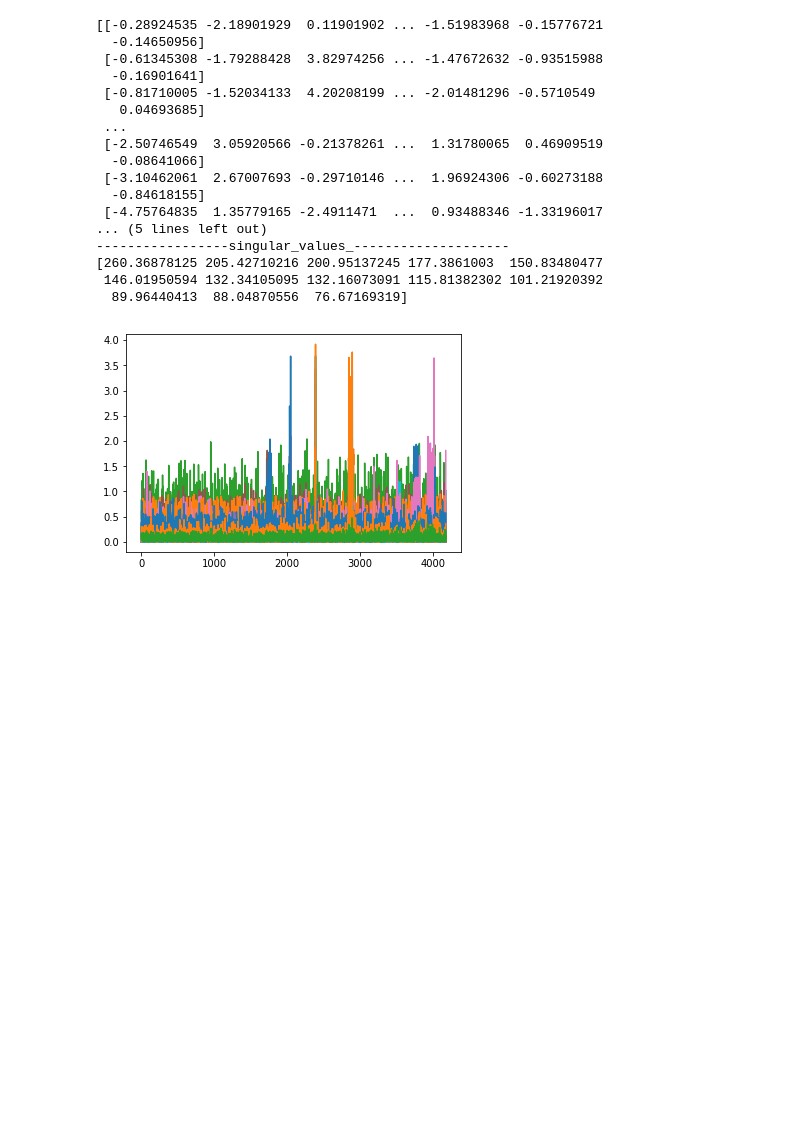
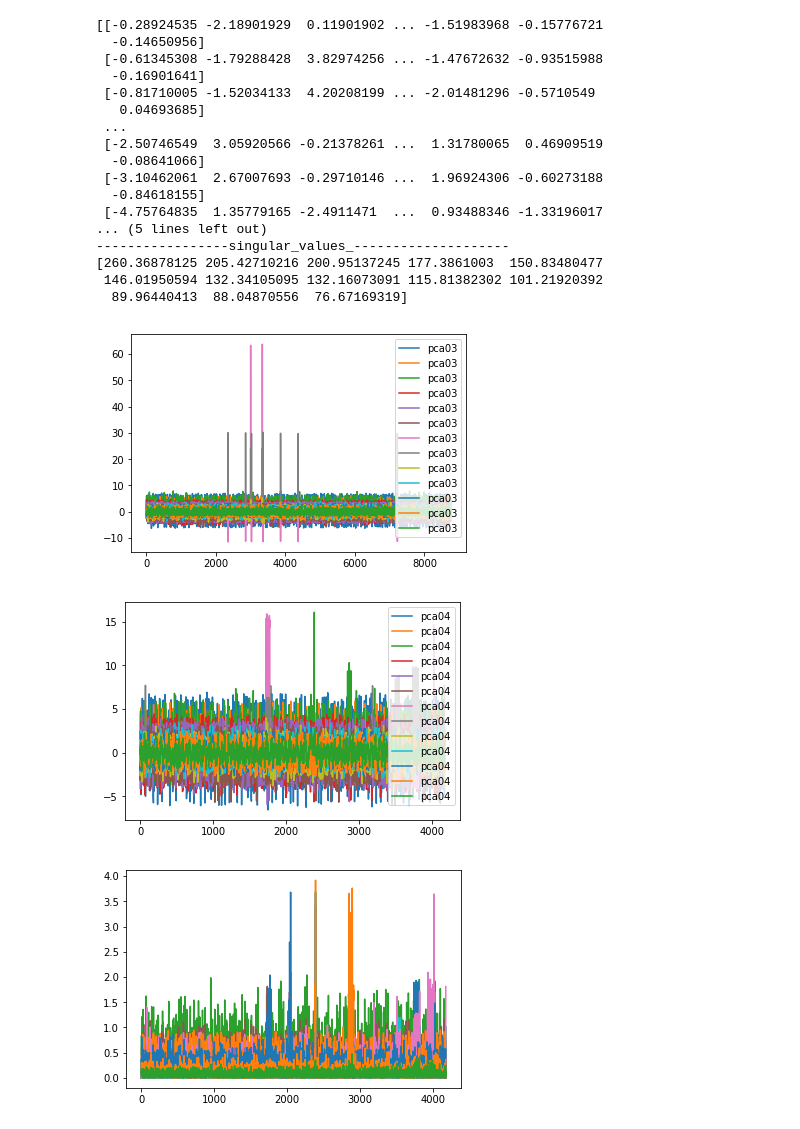
Before and after one commit to enreina/cs4035-lab, a Jupyter notebook: lab2/PCA_task.ipynb, the cells around one changed output. Drawn from its saved outputs; the diff is of its cells as text; code cells hidden in the pictures; blank space fills up the shorter version.

```diff
--- a/lab2/PCA_task.ipynb
+++ b/lab2/PCA_task.ipynb
@@ -246,6 +246,17 @@ print(pca.singular_values_)
 [260.36878125 205.42710216 200.95137245 177.3861003  150.83480477
  146.01950594 132.34105095 132.16073091 115.81382302 101.21920392
   89.96440413  88.04870556  76.67169319]
+# %%
+import matplotlib.pyplot as plt
+plt.plot(transform,label='pca03')
+plt.legend()
+plt.show()
+plt.plot(transform04,label='pca04') #13 components are present
+plt.legend()
+plt.show()
+# %% [output]
+[figure, added]
+[figure, added]
 # %%
 #tranform back to original space of dataset 04 -- this is done to compute the residuals
 transform_back = np.dot(transform04,pca.components_)
```
Also changed, not shown: parts of 2 cells of this notebook.
